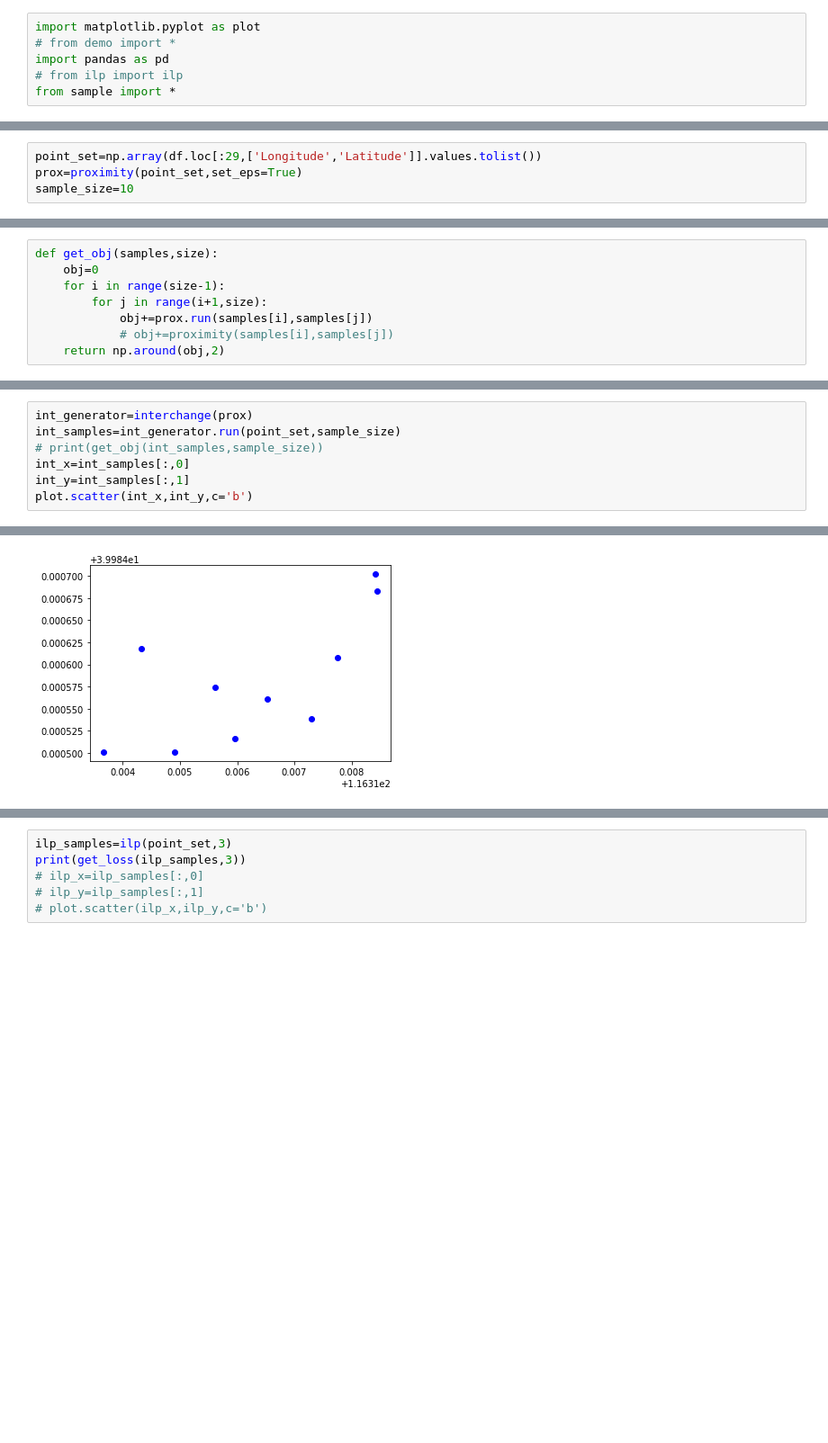
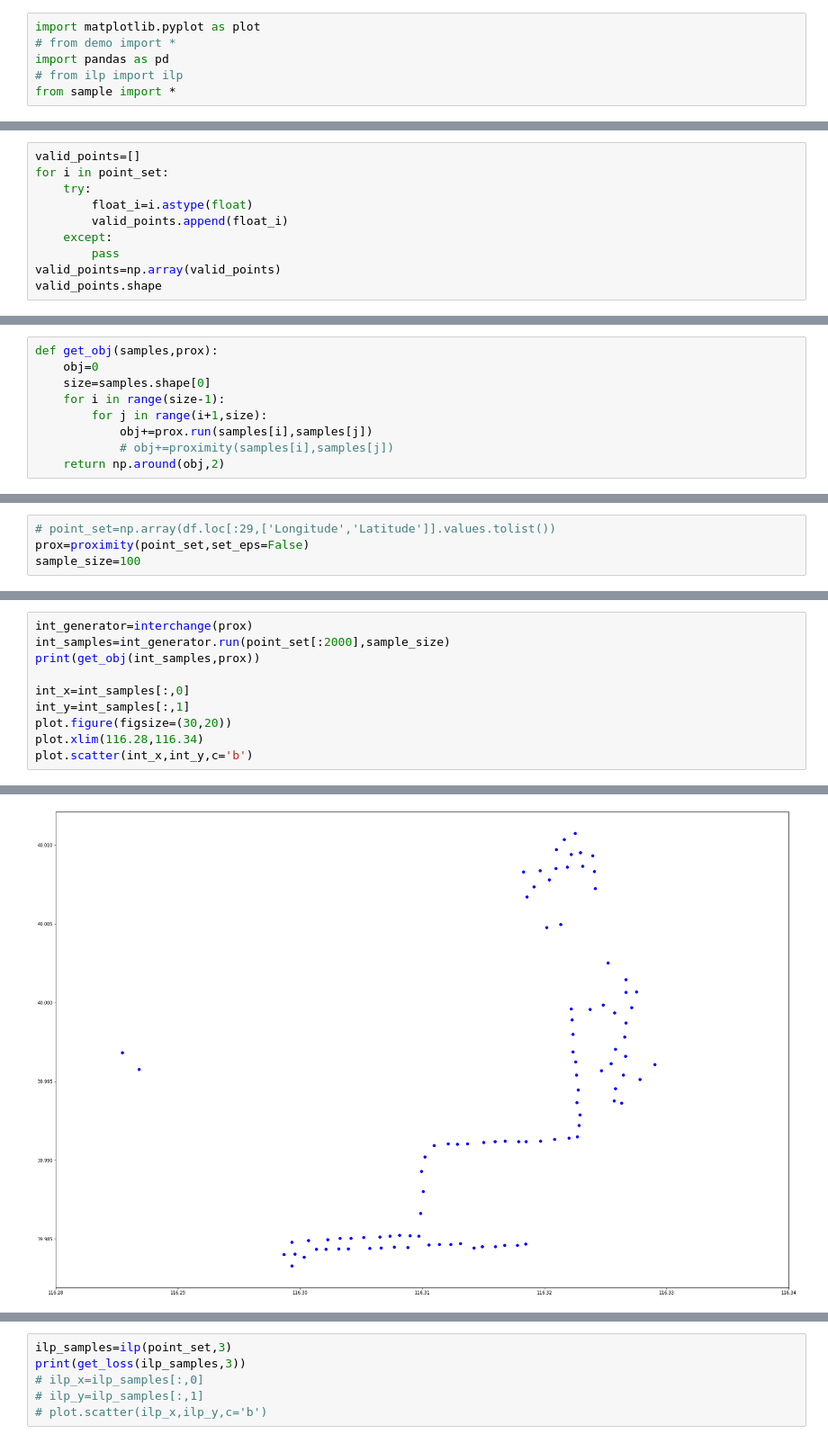
Before and after one commit to t07902301/mini-VAS, a Jupyter notebook: vis.ipynb, the cells around one changed output, grey strips where cells are left out. Shown at 90% size. Cells and saved outputs as stored; diff of their text form; blank space fills up the shorter version.

```diff
--- a/vis.ipynb
+++ b/vis.ipynb
@@ -6,0 +30,10 @@ from sample import *
+# %%
+valid_points=[]
+for i in point_set:
+    try:
+        float_i=i.astype(float)
+        valid_points.append(float_i)
+    except:
+        pass
+valid_points=np.array(valid_points)
+valid_points.shape
@@ -8,0 +293,9 @@ df=pd.read_csv('/users/yiwei/data/Data/000/Trajectory/20081023025304.plt',sep=',
+# %%
+def get_obj(samples,prox):
+    obj=0
+    size=samples.shape[0]
+    for i in range(size-1):
+        for j in range(i+1,size):
+            obj+=prox.run(samples[i],samples[j])
+            # obj+=proximity(samples[i],samples[j])
+    return np.around(obj,2)
@@ -9,7 +438,7 @@ df=pd.read_csv('/users/yiwei/data/Data/000/Trajectory/20081023025304.plt',sep=',
 # %%
-point_set=np.array(df.loc[:29,['Longitude','Latitude']].values.tolist())
-prox=proximity(point_set,set_eps=True)
-sample_size=10
+# point_set=np.array(df.loc[:29,['Longitude','Latitude']].values.tolist())
+prox=proximity(point_set,set_eps=False)
+sample_size=100
 # %%
 prox.epsilon
 # %% [output]
@@ -17,8 +445,0 @@ prox.epsilon
-# %%
-def get_obj(samples,size):
-    obj=0
-    for i in range(size-1):
-        for j in range(i+1,size):
-            obj+=prox.run(samples[i],samples[j])
-            # obj+=proximity(samples[i],samples[j])
-    return np.around(obj,2)
@@ -53,8 +455,11 @@ plot.scatter(ilp_x,ilp_y,c='b')
 # %%
 int_generator=interchange(prox)
-int_samples=int_generator.run(point_set,sample_size)
-# print(get_obj(int_samples,sample_size))
+int_samples=int_generator.run(point_set[:2000],sample_size)
+print(get_obj(int_samples,prox))
+
 int_x=int_samples[:,0]
 int_y=int_samples[:,1]
+plot.figure(figsize=(30,20))
+plot.xlim(116.28,116.34)
 plot.scatter(int_x,int_y,c='b')
 # %% [output]
@@ -62 +468 @@ plot.scatter(int_x,int_y,c='b')
-[figure, old version]
+[figure, new version]
```
Also changed, not shown: parts of 47 cells of this notebook, 2 other files.
